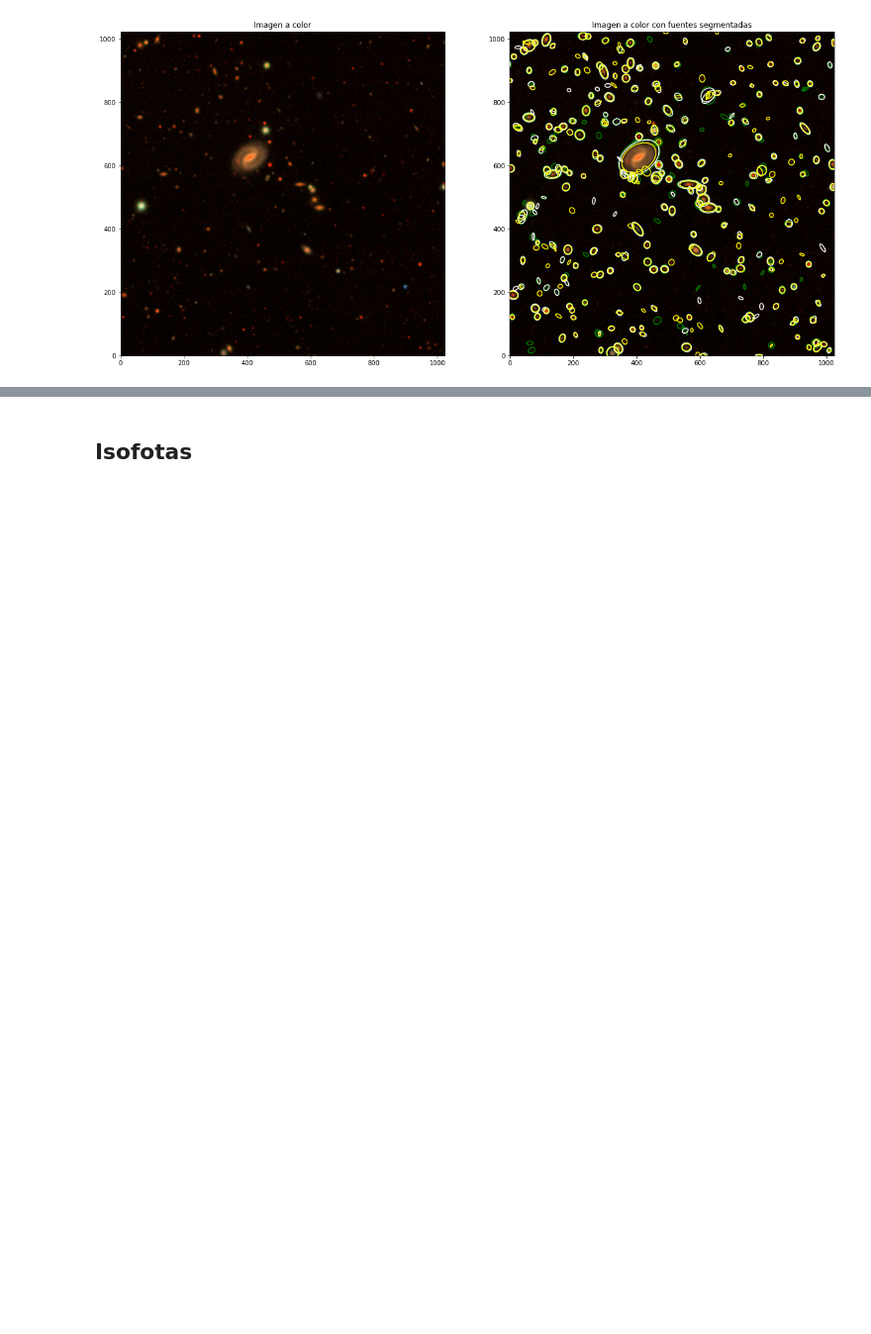
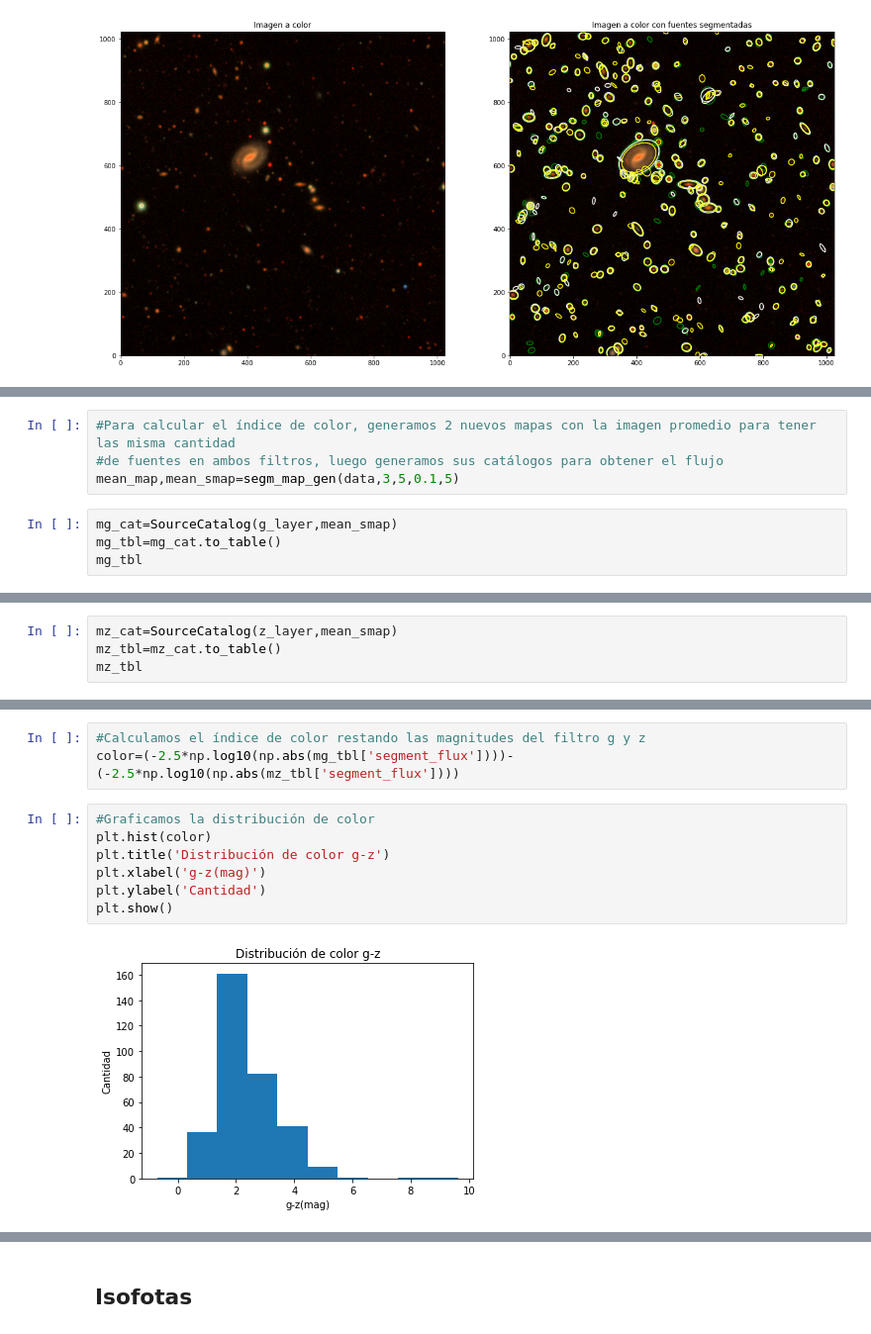
Before and after one commit to Gabopic/TareasFIS2436, a Jupyter notebook: Tarea1Galact.ipynb, the cells around one changed output, grey strips where cells are left out. Shown at 99% size. Saved outputs shown, nothing was run; the diff lists cells and outputs as text; blank space fills up the shorter version.

```diff
--- a/Tarea1Galact.ipynb
+++ b/Tarea1Galact.ipynb
@@ -214,0 +225,8 @@ plt.show()
+# %%
+#Para calcular el índice de color, generamos 2 nuevos mapas con la imagen promedio para tener las misma cantidad
+#de fuentes en ambos filtros, luego generamos sus catálogos para obtener el flujo
+mean_map,mean_smap=segm_map_gen(data,3,5,0.1,5)
+# %%
+mg_cat=SourceCatalog(g_layer,mean_smap)
+mg_tbl=mg_cat.to_table()
+mg_tbl
@@ -214,0 +251,4 @@ plt.show()
+# %%
+mz_cat=SourceCatalog(z_layer,mean_smap)
+mz_tbl=mz_cat.to_table()
+mz_tbl
@@ -214,0 +273,12 @@ plt.show()
+# %%
+#Calculamos el índice de color restando las magnitudes del filtro g y z
+color=(-2.5*np.log10(np.abs(mg_tbl['segment_flux'])))-(-2.5*np.log10(np.abs(mz_tbl['segment_flux'])))
+# %%
+#Graficamos la distribución de color
+plt.hist(color)
+plt.title('Distribución de color g-z')
+plt.xlabel('g-z(mag)')
+plt.ylabel('Cantidad')
+plt.show()
+# %% [output]
+[figure, added]
```
Also changed, not shown: parts of 8 cells of this notebook.
